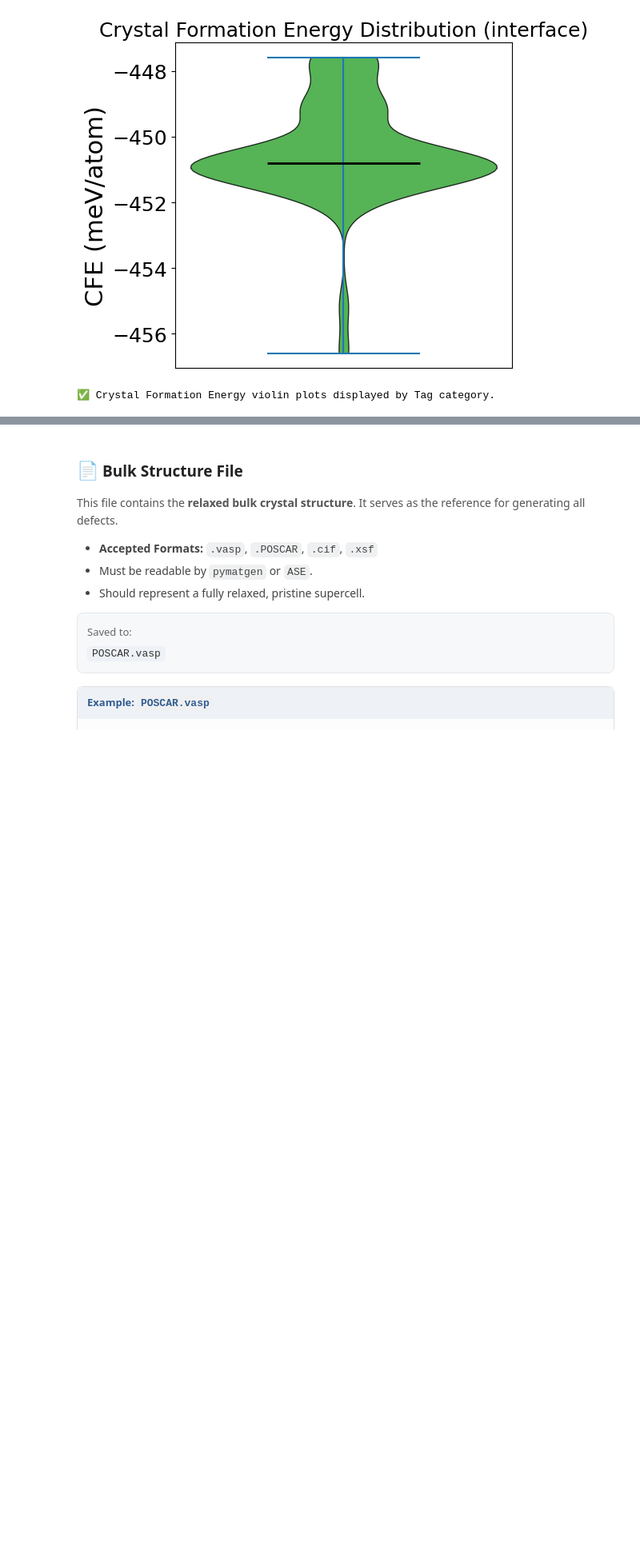
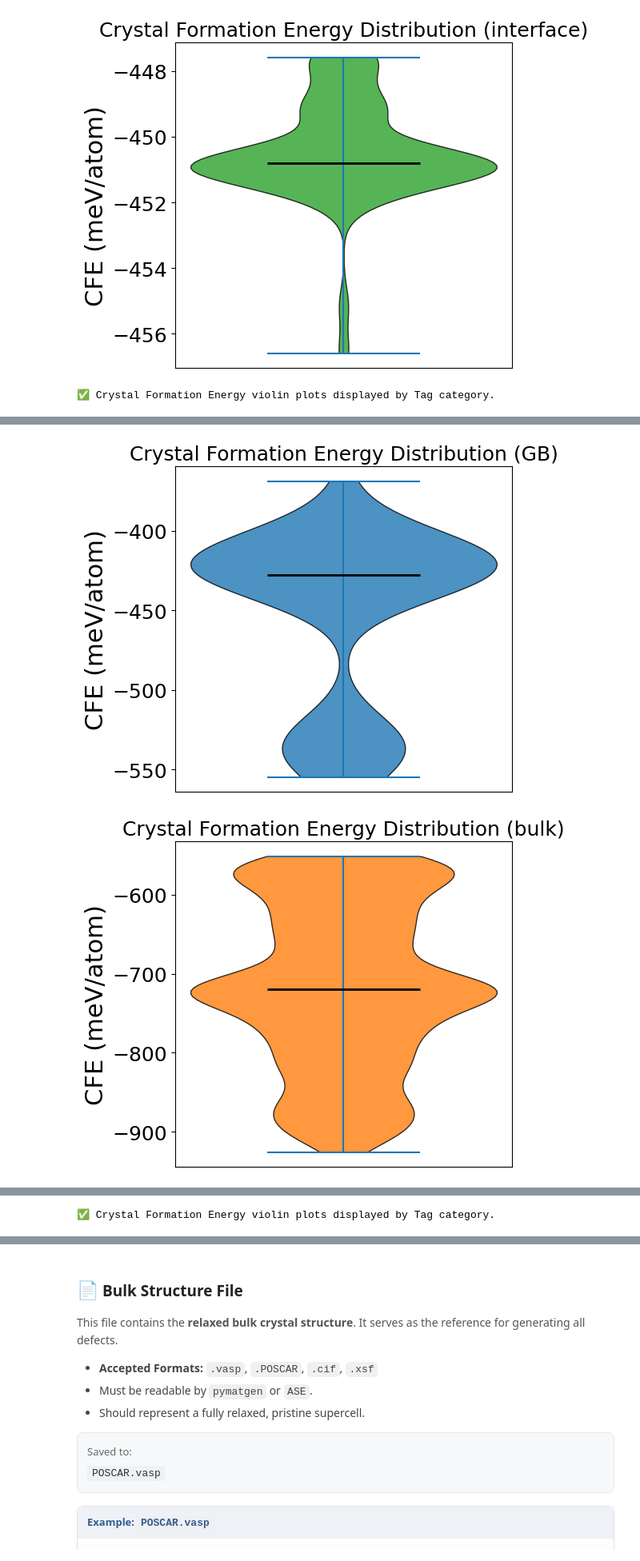
Before and after one commit to msehabibur/nanohub-simple-jupyter-tool, a Jupyter notebook: CADeT.ipynb, the cells around one changed output, grey strips where cells are left out. Shown at 80% size. Drawn from its saved outputs; the diff is of its cells as text; code cells hidden in the pictures; blank space fills up the shorter version.

```diff
--- a/CADeT.ipynb
+++ b/CADeT.ipynb
@@ -786,0 +1050,79 @@ findfont: Font family 'Arial Narrow' not found.
+# %%
+"""
+Display a separate violin plot of Crystal Formation Energy (CFE, meV)
+for every Tag category (defect, interface, etc.) using matplotlib.
+
+• Plot title uses full name with font size 18
+• Y-axis uses short form: CFE (meV)
+• One unique color per plot
+"""
+
+import pandas as pd
+import matplotlib.pyplot as plt
+from itertools import cycle
+
+# 1 ▸ Load CSV from GitHub Release ──────────────────────────────────────────
+CSV_URL = "https://github.com/msehabibur/nanohub-simple-jupyter-tool/releases/download/hse_merged_data_neutral.csv/hse_merged_data_neutral.csv"
+GROUP_COL = "Tag"
+
+df = pd.read_csv(CSV_URL)
+df.columns = df.columns.str.strip()
+
+# 2 ▸ Convert CFE to numeric and multiply by 1000 (eV → meV) ─────────────────
+df["CFE"] = pd.to_numeric(df["CFE"], errors="coerce") * 1000  # now in meV
+
+# 3 ▸ Font & style settings ─────────────────────────────────────────────────
+plt.rcParams.update({
+    "font.size": 22,
+    "axes.labelsize": 22,
+    "axes.titlesize": 18,  # custom title size
+    "xtick.labelsize": 18,
+    "ytick.labelsize": 18,
+})
+
+# 4 ▸ Color palette ─────────────────────────────────────────────────────────
+colors = cycle([
+    "#1f77b4", "#ff7f0e", "#2ca02c", "#d62728",
+    "#9467bd", "#8c564b", "#e377c2", "#7f7f7f",
+    "#bcbd22", "#17becf"
+])
+
+# 5 ▸ Group by Tag and plot each ─────────────────────────────────────────────
+categories = sorted(df[GROUP_COL].dropna().unique()) if GROUP_COL in df else [None]
+
+for cat in categories:
+    sub = df[(df[GROUP_COL] == cat) & df["CFE"].notna()]
+    if sub.empty:
+        continue
+
+    fig, ax = plt.subplots(figsize=(6, 5))
+    color = next(colors)
+
+    parts = ax.violinplot(
+        sub["CFE"],
+        vert=True,
+        showmeans=False,
+        showmedians=True,
+        showextrema=True
+    )
+
+    for pc in parts['bodies']:
+        pc.set_facecolor(color)
+        pc.set_edgecolor("black")
+        pc.set_alpha(0.8)
+
+    if 'cmedians' in parts:
+        parts['cmedians'].set_color("black")
+        parts['cmedians'].set_linewidth(2)
+
+    ax.set_ylabel("CFE (meV/atom)")
+    ax.set_xticks([])
+    ax.set_title(f"Crystal Formation Energy Distribution ({cat})", fontsize=18)
+
+    fig.tight_layout()
+    plt.show()
+
+print("✅ Crystal Formation Energy violin plots displayed by Tag category.")
+# %% [output]
+[figure, added]
+[figure, added]
@@ -786,0 +1131 @@ findfont: Font family 'Arial Narrow' not found.
+✅ Crystal Formation Energy violin plots displayed by Tag category.
```
Also changed, not shown: parts of 20 cells of this notebook.
